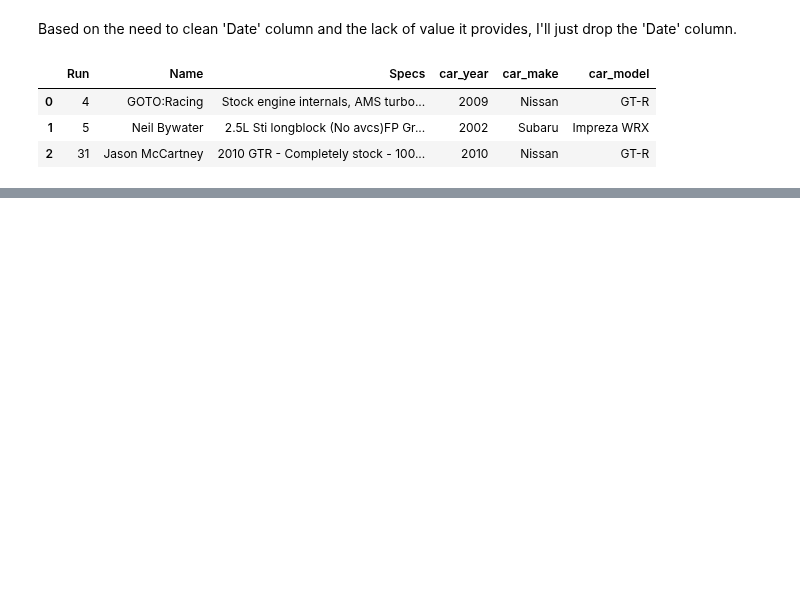
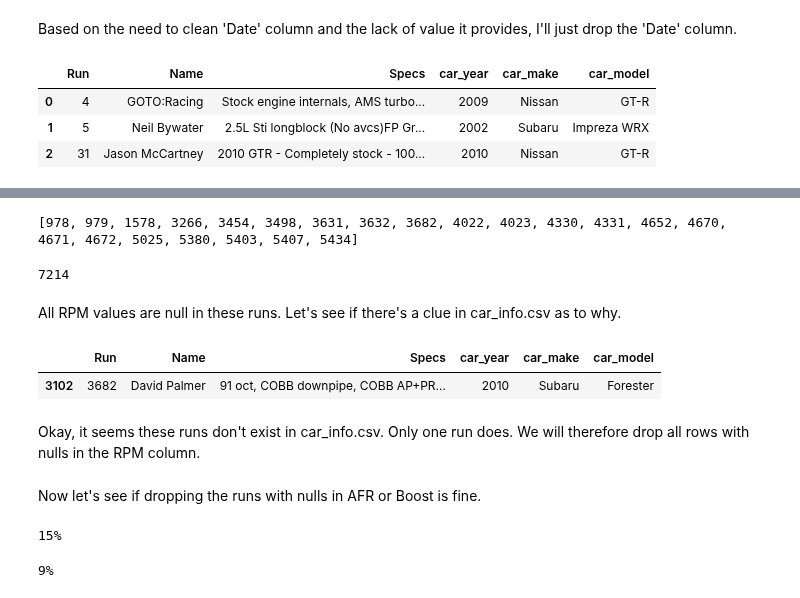
Before and after one commit to JacobPaxton/engine-performance, a Jupyter notebook: wrangle.ipynb, the cells around one changed output, grey strips where cells are left out. Cells and saved outputs as stored; diff of their text form; code cells hidden in the pictures; blank space fills up the shorter version.

```diff
--- a/wrangle.ipynb
+++ b/wrangle.ipynb
@@ -185,0 +223,21 @@ Looks good- we'll split the data in our wrangle.py module.
+# %%
+# figure out which runs have nulls in RPM column
+null_RPM_runs = runs[runs.RPM.isna()].Run.unique().tolist()
+print(null_RPM_runs)
+# %% [output]
+[978, 979, 1578, 3266, 3454, 3498, 3631, 3632, 3682, 4022, 4023, 4330, 4331, 4652, 4670, 4671, 4672, 5025, 5380, 5403, 5407, 5434]
+# %%
+# check if all RPM values are null in these runs, or just partially null
+runs[runs.Run.isin(null_RPM_runs)].RPM.isna().sum()
+# %% [output]
+7214
+# %% [markdown]
+All RPM values are null in these runs. Let's see if there's a clue in car_info.csv as to why.
+# %%
+# check car info for runs with nulls in RPM
+df[df.Run.isin(null_RPM_runs)]
+# %% [output]
+|  | Run | Name | Specs | car_year | car_make | car_model |
+| 3102 | 3682 | David Palmer | 91 oct, COBB downpipe, COBB AP+PR... | 2010 | Subaru | Forester |
+# %% [markdown]
+Okay, it seems these runs don't exist in car_info.csv. Only one run does. We will therefore drop all rows with nulls in the RPM column.
@@ -185,0 +247,12 @@ Looks good- we'll split the data in our wrangle.py module.
+# %% [markdown]
+Now let's see if dropping the runs with nulls in AFR or Boost is fine.
+# %%
+# check percentage of rows with nulls in either AFR or Boost columns
+print(str(int((runs.AFR.isna() | runs.Boost.isna()).sum() / runs.shape[0] * 100)) + '%')
+# %% [output]
+15%
+# %%
+# is the Boost column less than 15%?
+print(str(int(runs.Boost.isna().sum() / runs.shape[0] * 100)) + '%')
+# %% [output]
+9%
```
Also changed, not shown: parts of 11 cells of this notebook.
